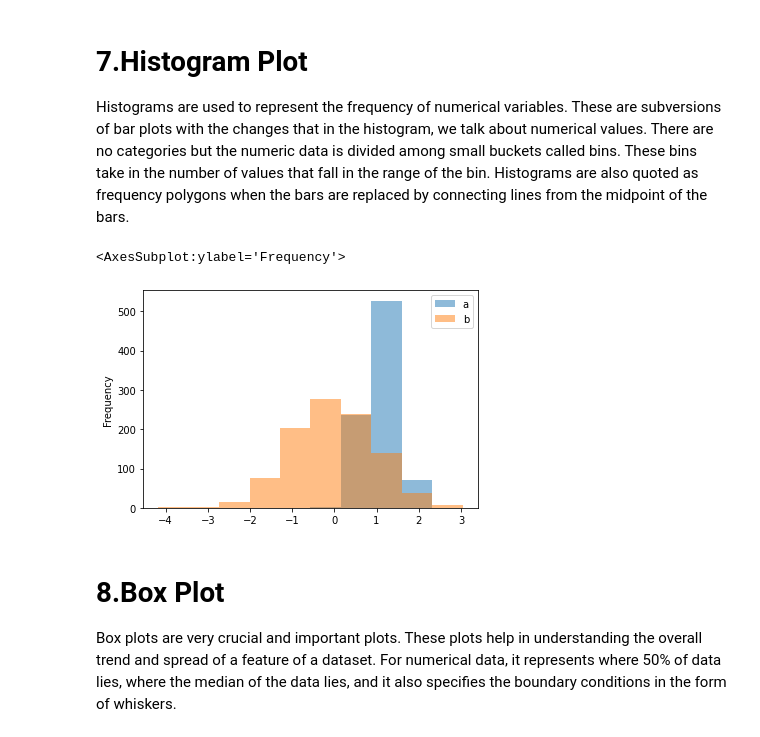
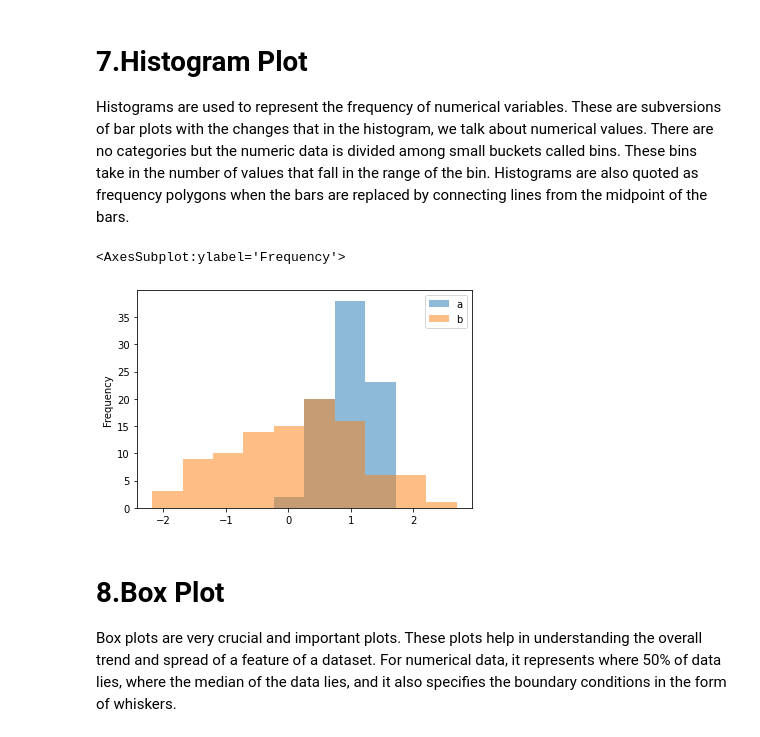
Before and after one commit to rbg-research/AI-Training, a Jupyter notebook: python/Pandas/Pandas_Visualizations.ipynb, the cells around one changed output. Saved outputs shown, nothing was run; the diff lists cells and outputs as text; code cells hidden in the pictures.

Commit message:
Changes made in pandas

```diff
--- a/python/Pandas/Pandas_Visualizations.ipynb
+++ b/python/Pandas/Pandas_Visualizations.ipynb
@@ -142,21 +155,23 @@ df.plot.kde()
 Histograms are used to represent the frequency of numerical variables. These are subversions of bar plots with the changes that in the histogram, we talk about numerical values. There are no categories but the numeric data is divided among small buckets called bins. These bins take in the number of values that fall in the range of the bin. Histograms are also quoted as frequency polygons when the bars are replaced by connecting lines from the midpoint of the bars.
 # %%
 # defining a dataframe
+import pandas as pd
+import numpy as np
 df = pd.DataFrame(
         {
-            "a": np.sqrt(np.random.randn(1000) +1),
-            "b": np.random.randn(1000),
+            "a": np.sqrt(np.random.randn(100) +1),
+            "b": np.random.randn(100),
         },
         columns = ["a","b"],
     )
 
 # histogram plotting
 df.plot.hist(alpha = 0.5)
 
 # Here, the “alpha” parameter defines the transparency of colors for the histograms.
 # %% [output]
 <AxesSubplot:ylabel='Frequency'>
-[figure, old version]
+[figure, new version]
 # %% [markdown]
 # 8.Box Plot
 Box plots are very crucial and important plots. These plots help in understanding the overall trend and spread of a feature of a dataset. For numerical data, it represents where 50% of data lies, where the median of the data lies, and it also specifies the boundary conditions in the form of whiskers.
```
Also changed, not shown: parts of 7 cells of this notebook, 3 other files.
